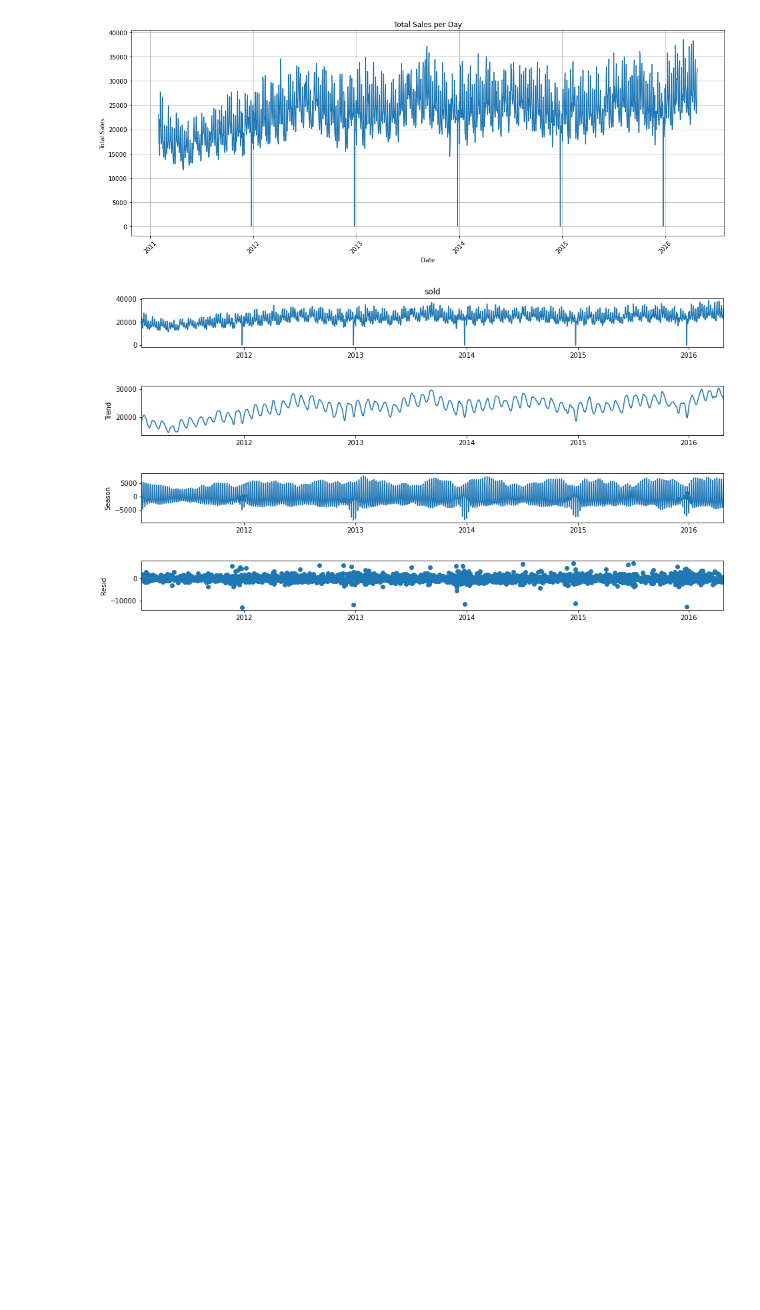
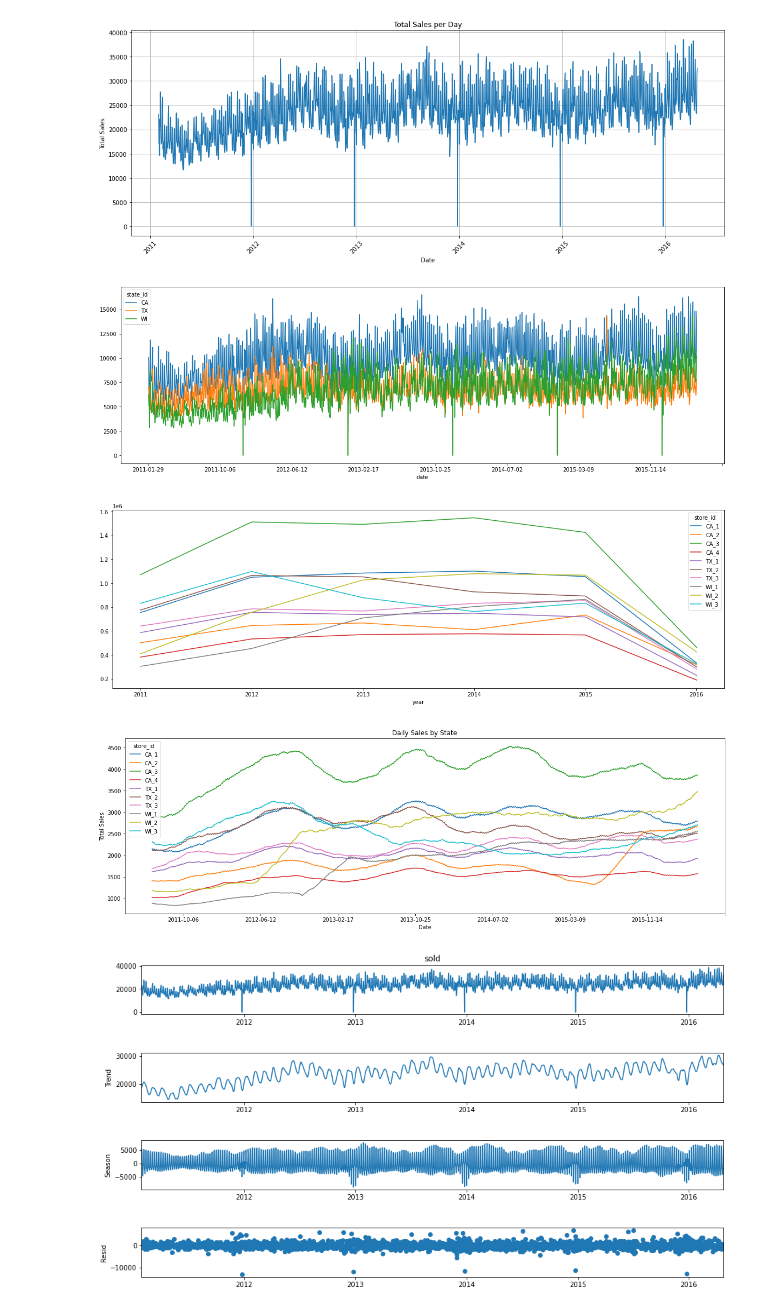
Before and after one commit to aaronmonash24/FYP, a Jupyter notebook: Data Analysis/DataExploration.ipynb, the cells around one changed output. Cells and saved outputs as stored; diff of their text form; code cells hidden in the pictures; blank space fills up the shorter version.

```diff
--- a/Data Analysis/DataExploration.ipynb
+++ b/Data Analysis/DataExploration.ipynb
@@ -736,3 +716,23 @@ series_monthly = daily_sales.resample('M').mean()
+# %%
+daily_state_sales_foods = foods.groupby(['date','state_id'])['sold'].sum().unstack()
+daily_state_sales_foods.plot(kind='line', figsize=(20, 6))
+
+daily_state_sales_foods= foods.groupby(['year','store_id'])['sold'].sum().unstack()
+daily_state_sales_foods.plot(kind='line', figsize=(20, 6))
+
+daily_state_sales_foods= foods.groupby(['date','store_id'])['sold'].sum().unstack()
+window_size = 150
+daily_state_sales_foods_smoothed = daily_state_sales_foods.rolling(window=window_size).mean()
+daily_state_sales_foods_smoothed.plot(kind='line', figsize=(20, 6))
+
+plt.title('Daily Sales by State')
+plt.xlabel('Date')
+plt.ylabel('Total Sales')
+plt.show()
+# %% [output]
+[figure, added]
+[figure, added]
+[figure, added]
 # %%
 from statsmodels.tsa.seasonal import STL
 import matplotlib.pyplot as plt
```
Also changed, not shown: parts of 48 cells of this notebook.
